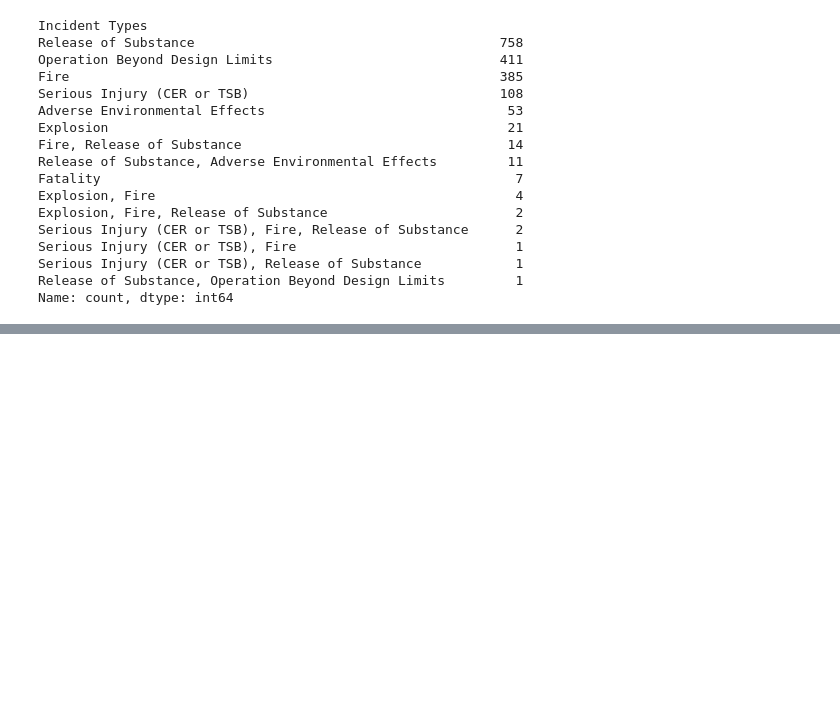
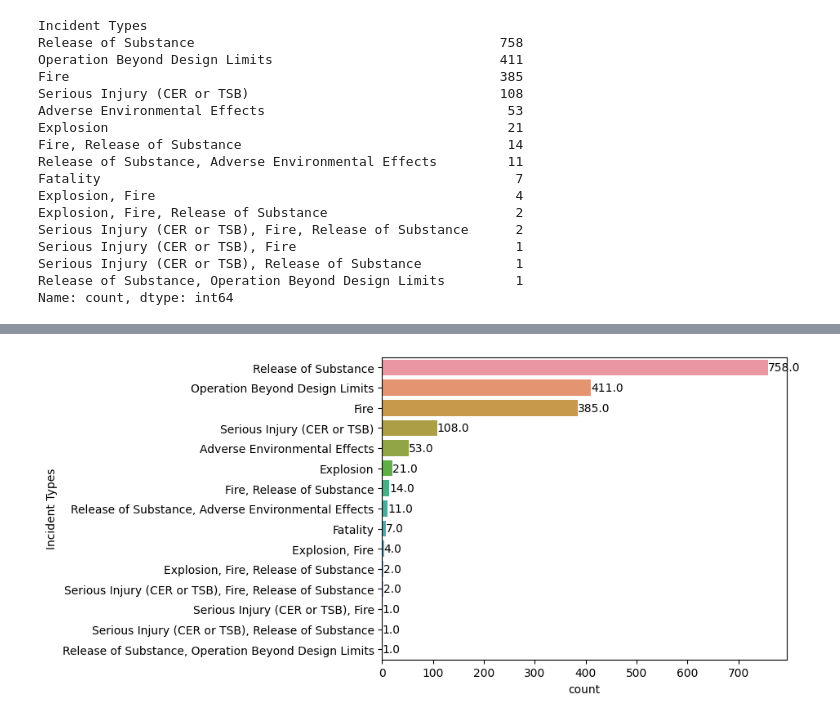
Before and after one commit to omsouravsharma/ClimateChange, a Jupyter notebook: python/Pipeline Incident .ipynb, the cells around one changed output, grey strips where cells are left out. Saved outputs shown, nothing was run; the diff lists cells and outputs as text; code cells hidden in the pictures; blank space fills up the shorter version.

```diff
--- a/python/Pipeline Incident .ipynb
+++ b/python/Pipeline Incident .ipynb
@@ -47,0 +118,6 @@ data['Incident Number'].value_counts().plot()
+# %%
+df = pd.DataFrame(incidents, index = incidents.index).sort_values(by='count', ascending=False)
+ax = sns.barplot(data=df, x="count", y=df.index)
+ax.bar_label(ax.containers[0], fmt='%.1f');
+# %% [output]
+[figure, added]
```
Also changed, not shown: parts of 11 cells of this notebook, 3 other files.
